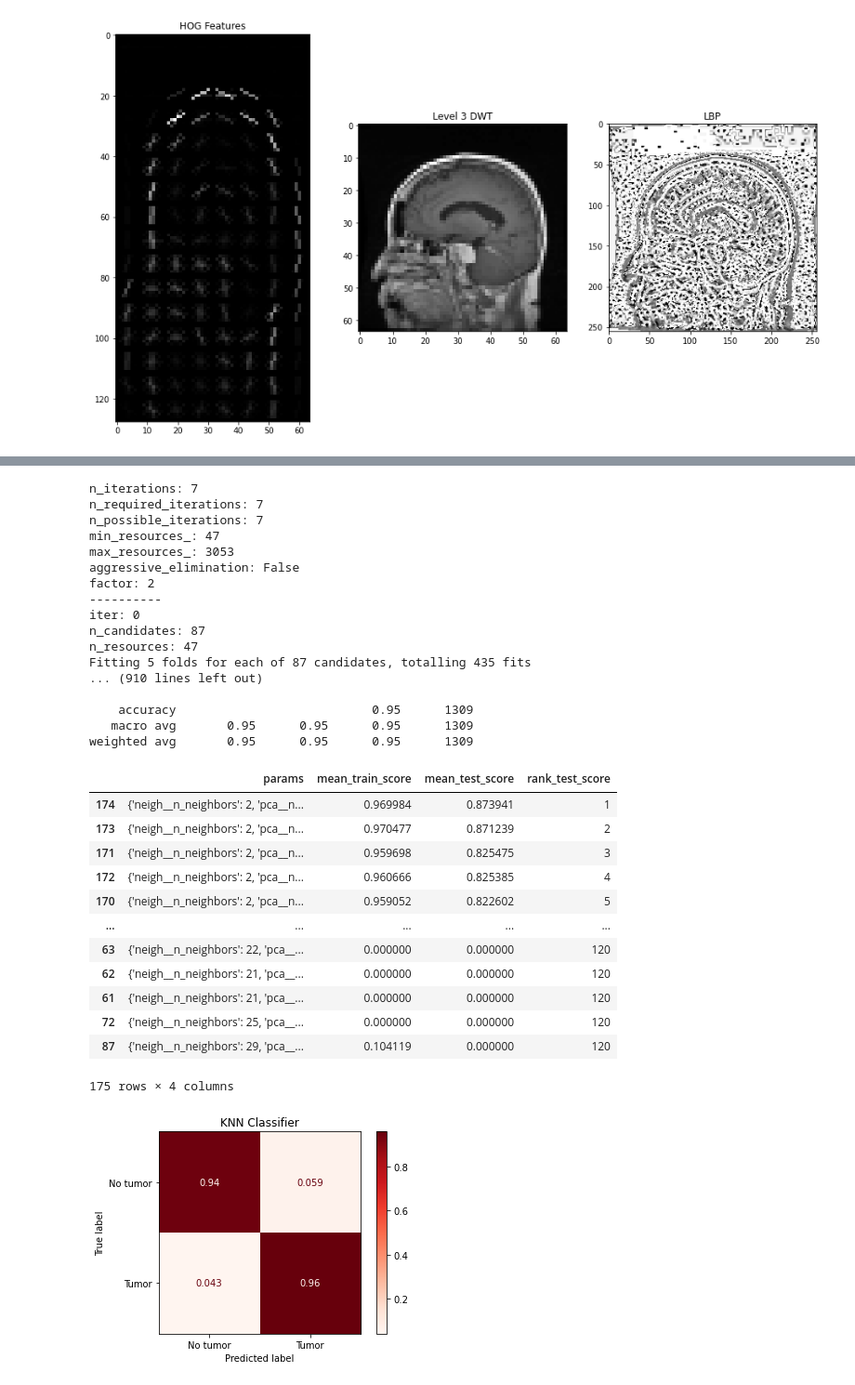
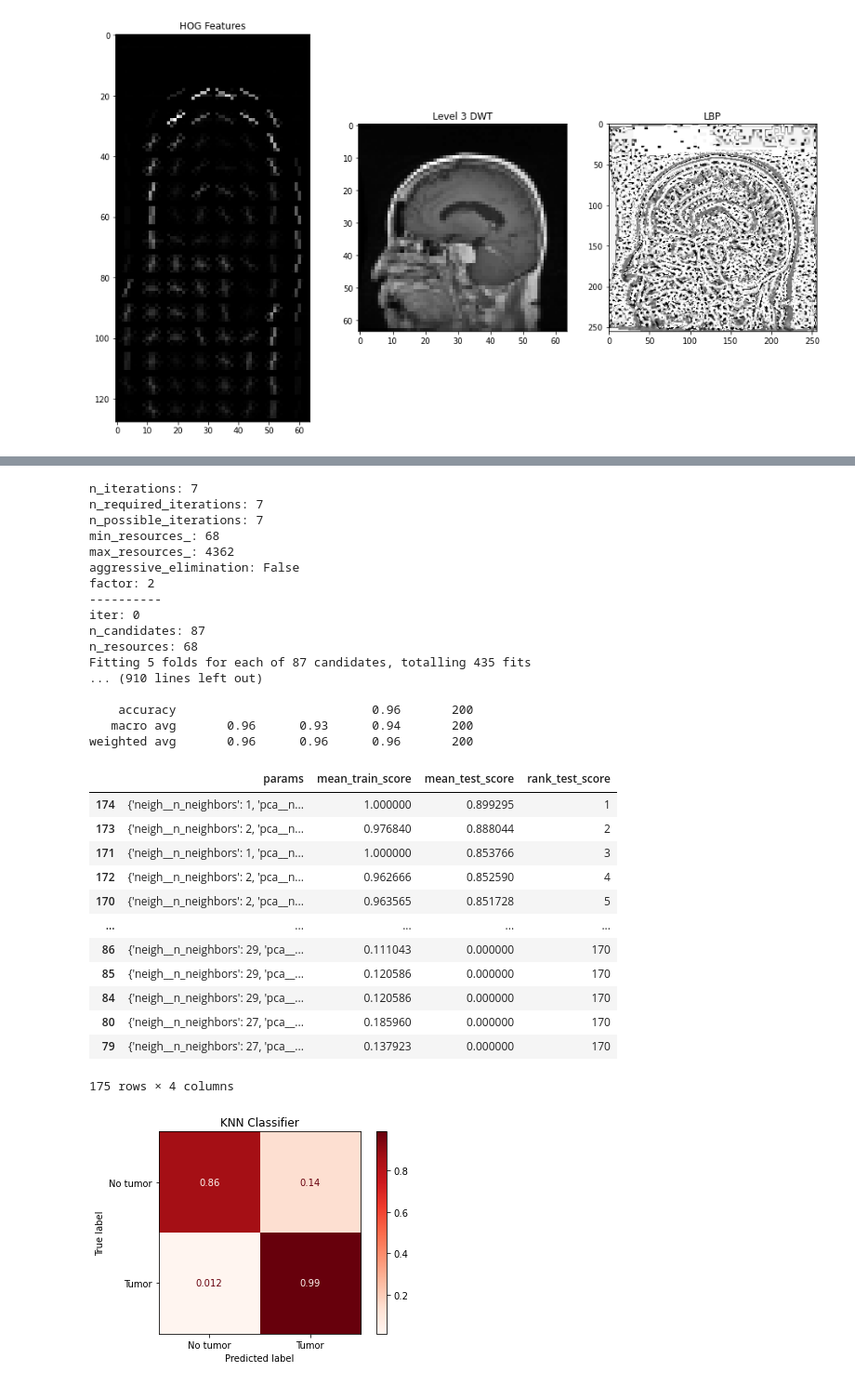
Before and after one commit to tanpinray/AMLS_22-21_SN18100138, a Jupyter notebook: Task_A_PCA.ipynb, the cells around one changed output, grey strips where cells are left out. Shown at 93% size. Drawn from its saved outputs; the diff is of its cells as text; code cells hidden in the pictures.

Commit message:
Added test set

```diff
--- a/Task_A_PCA.ipynb
+++ b/Task_A_PCA.ipynb
@@ -244,0 +167,10 @@ axs[1].imshow(LL, cmap=plt.cm.gray)
+# %%
+df_test = pd.read_csv('./test/label.csv')
+test_path = './test/image'
+
+test_images = []
+for filename in tqdm(df_test['file_name']):
+    im = imread(os.path.join(test_path, filename), as_gray=True)
+    coeffs = pywt.dwt2(im, 'haar')
+    LL, (LH, HL, HH) = coeffs
+    test_images.append(LL)
@@ -245 +253,32 @@ axs[1].imshow(LL, cmap=plt.cm.gray)
+# %%
+def extract_multidwt(images_pixelData, levels):
+    '''
+    Inputs
+        images_pixelData: Dataset of image pixel data,
+        levels: Levels of multi-DWT to use.
+
+    Return
+       multidwt: A list of Local Binary Pattern (LBP) features for each image
+    '''
+    multidwt = []
+    for i in tqdm(range(len(images_pixelData))):
+        LL = images_pixelData[i]
+        for j in range(levels):
+            coeffs = pywt.dwt2(LL, 'haar')
+            LL, (LH, HL, HH) = coeffs
+
+        multidwt.append(LL.ravel())
+
+    return multidwt
+
+
+# if os.path.exists('./dataset/train_taskA_multidwt.pkl'):
+#     print('The pickle file for Task A training dataset transformed by DWT three times already exists')
+# else:
+#     binary = create_binary(df_train)
+#     multidwt = extract_multidwt(train_images, 2)
+
+#     label_taskA = pd.DataFrame(data=multidwt)
+#     label_taskA['binary_label'] = binary + [0]*len(noTumor_idx)*3
+#     label_taskA.to_pickle("./dataset/train_taskA_multidwt.pkl")
 # %%
@@ -537,10 +624,8 @@ def KNNClassifierCV(X_train, y_train, X_test):
     '''
 
     # Create dictionary of parameters to cross validate the estimator on
-#     parameters = {'neigh__n_neighbors': range(1, math.floor(math.sqrt(X_train.shape[0])), 1),
-#                   "pca__n_components": [0.96, 0.97, 0.98]}
     parameters = {'neigh__n_neighbors': range(1, 30, 1),
-                  "pca__n_components": [0.96, 0.97, 0.98]}
+                  "pca__n_components": [0.96, 0.97, 0.98, 0.99]}
 
     matthews = metrics.make_scorer(metrics.matthews_corrcoef)
 
@@ -592,47 +677,47 @@ def KNNClassifierCV(X_train, y_train, X_test):
         cmap=plt.cm.Reds,
         normalize='true',
         ax=ax,
         display_labels=['No tumor', 'Tumor']
     )
     ax.set_title('KNN Classifier')
 
     return Y_pred, results
 
 
 Y_pred_KNN, results_KNN = KNNClassifierCV(X_train, y_train, X_test)
 print(metrics.classification_report(
     y_test, Y_pred_KNN, target_names=['No tumor', 'Tumor']))
 pd.set_option('display.max_colwidth', None)
 display(results_KNN)
 # %% [output]
 n_iterations: 7
 n_required_iterations: 7
 n_possible_iterations: 7
-min_resources_: 47
-max_resources_: 3053
+min_resources_: 68
+max_resources_: 4362
 aggressive_elimination: False
 factor: 2
 ----------
 iter: 0
 n_candidates: 87
-n_resources: 47
+n_resources: 68
 Fitting 5 folds for each of 87 candidates, totalling 435 fits
 ... (910 lines left out)
 
-    accuracy                           0.95      1309
-   macro avg       0.95      0.95      0.95      1309
-weighted avg       0.95      0.95      0.95      1309
+    accuracy                           0.96       200
+   macro avg       0.96      0.93      0.94       200
+weighted avg       0.96      0.96      0.96       200
 |  | params | mean_train_score | mean_test_score | rank_test_score |
-| 174 | {'neigh__n_neighbors': 2, 'pca__n... | 0.969984 | 0.873941 | 1 |
-| 173 | {'neigh__n_neighbors': 2, 'pca__n... | 0.970477 | 0.871239 | 2 |
-| 171 | {'neigh__n_neighbors': 2, 'pca__n... | 0.959698 | 0.825475 | 3 |
-| 172 | {'neigh__n_neighbors': 2, 'pca__n... | 0.960666 | 0.825385 | 4 |
-| 170 | {'neigh__n_neighbors': 2, 'pca__n... | 0.959052 | 0.822602 | 5 |
+| 174 | {'neigh__n_neighbors': 1, 'pca__n... | 1.000000 | 0.899295 | 1 |
+| 173 | {'neigh__n_neighbors': 2, 'pca__n... | 0.976840 | 0.888044 | 2 |
+| 171 | {'neigh__n_neighbors': 1, 'pca__n... | 1.000000 | 0.853766 | 3 |
+| 172 | {'neigh__n_neighbors': 2, 'pca__n... | 0.962666 | 0.852590 | 4 |
+| 170 | {'neigh__n_neighbors': 2, 'pca__n... | 0.963565 | 0.851728 | 5 |
 | ... | ... | ... | ... | ... |
-| 63 | {'neigh__n_neighbors': 22, 'pca__... | 0.000000 | 0.000000 | 120 |
-| 62 | {'neigh__n_neighbors': 21, 'pca__... | 0.000000 | 0.000000 | 120 |
-| 61 | {'neigh__n_neighbors': 21, 'pca__... | 0.000000 | 0.000000 | 120 |
-| 72 | {'neigh__n_neighbors': 25, 'pca__... | 0.000000 | 0.000000 | 120 |
-| 87 | {'neigh__n_neighbors': 29, 'pca__... | 0.104119 | 0.000000 | 120 |
+| 86 | {'neigh__n_neighbors': 29, 'pca__... | 0.111043 | 0.000000 | 170 |
+| 85 | {'neigh__n_neighbors': 29, 'pca__... | 0.120586 | 0.000000 | 170 |
+| 84 | {'neigh__n_neighbors': 29, 'pca__... | 0.120586 | 0.000000 | 170 |
+| 80 | {'neigh__n_neighbors': 27, 'pca__... | 0.185960 | 0.000000 | 170 |
+| 79 | {'neigh__n_neighbors': 27, 'pca__... | 0.137923 | 0.000000 | 170 |
 175 rows × 4 columns
-[figure, old version]
+[figure, new version]
```
Also changed, not shown: parts of 31 cells of this notebook, 2 other files.
